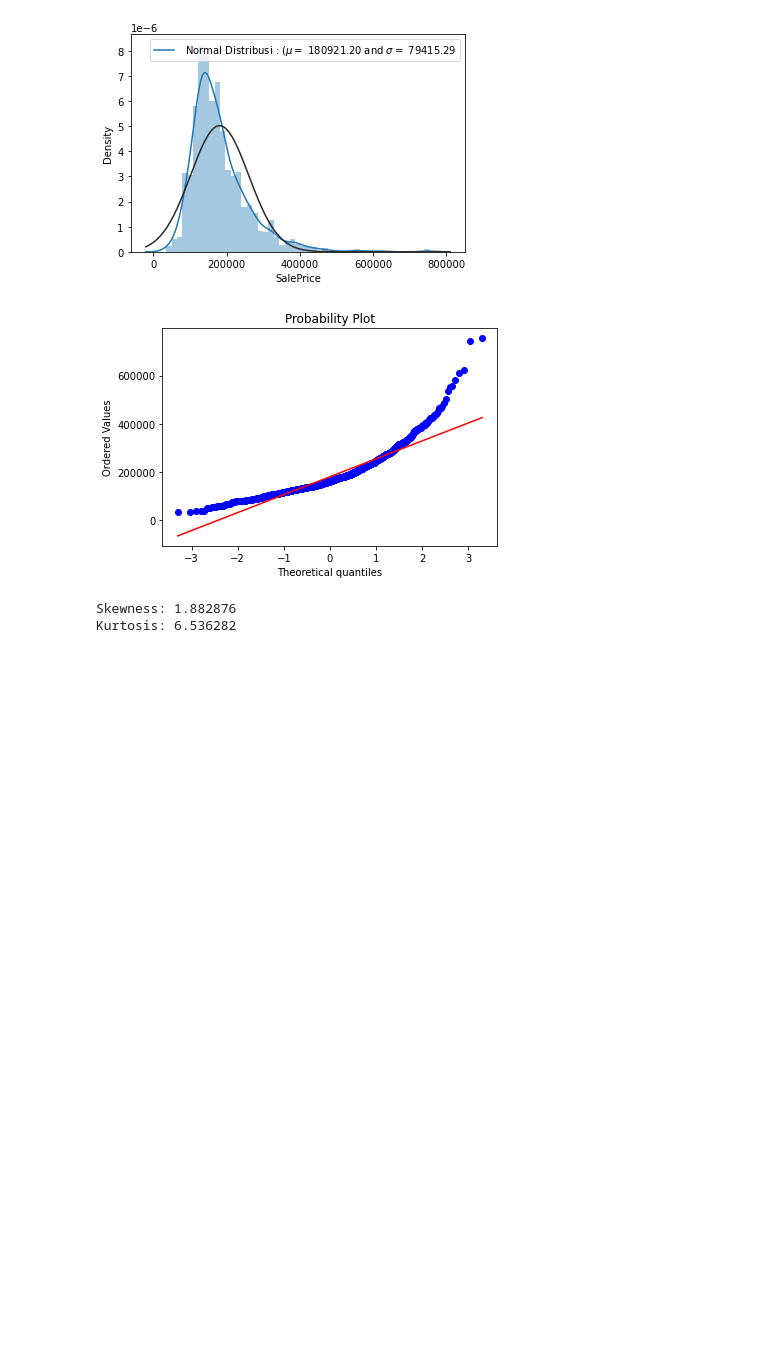
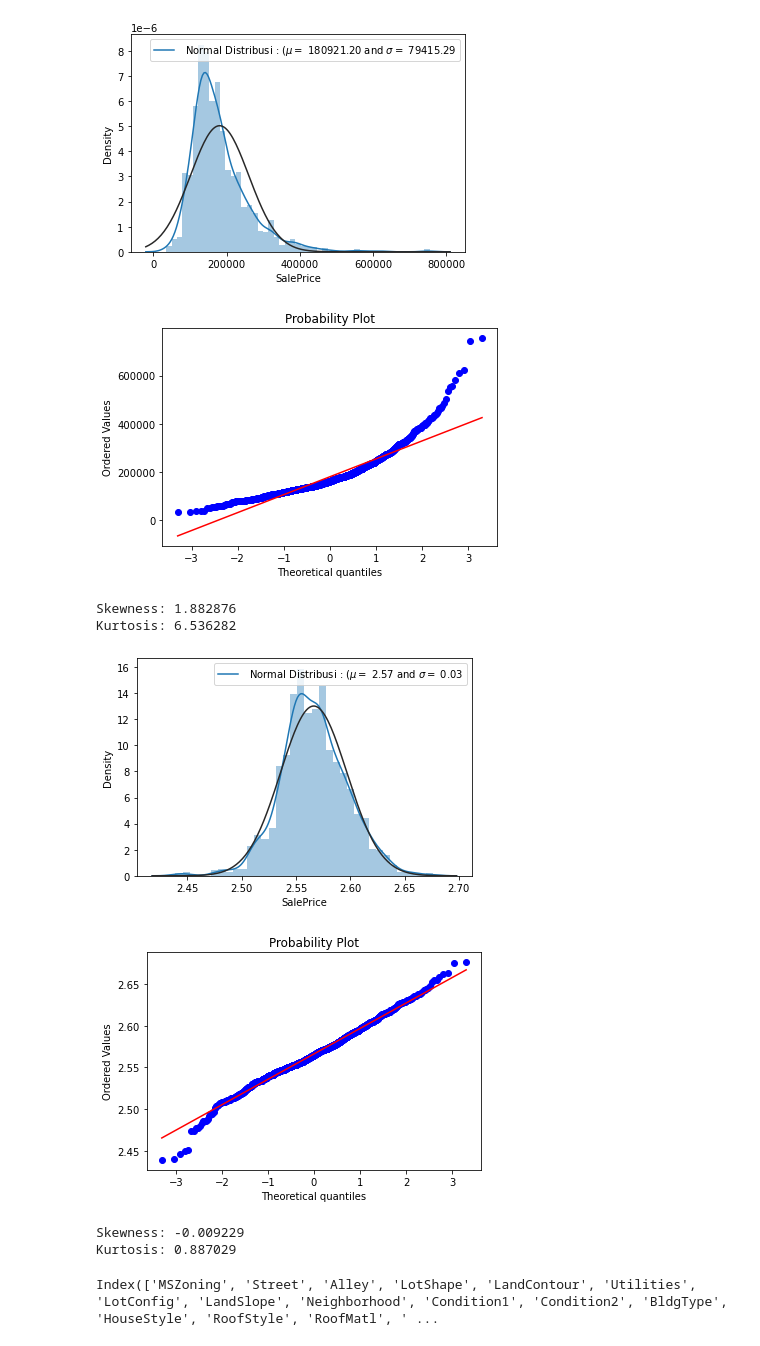
Before and after one commit to adamhadip/Competition_Kaggle, a Jupyter notebook: rafi.ipynb, the cells around one changed output. Drawn from its saved outputs; the diff is of its cells as text; code cells hidden in the pictures; blank space fills up the shorter version.

```diff
--- a/rafi.ipynb
+++ b/rafi.ipynb
@@ -124,3 +130,27 @@ print("Kurtosis: %f" % df['SalePrice'].kurt())
 [figure]
 Skewness: 1.882876
 Kurtosis: 6.536282
+# %%
+df['SalePrice'] = np.log1p(df['SalePrice'])
+
+sns.distplot(df['SalePrice'], fit = norm) ;
+
+(mu,sigma) = norm.fit(df['SalePrice'])
+plt.legend([' Normal Distribusi : ($\mu = $ {:.2f} and $\sigma = $ {:.2f}'.format(mu,sigma)], loc = 'best')
+
+fig = plt.figure()
+res = stats.probplot(df['SalePrice'], plot= plt)
+plt.show()
+
+print("Skewness: %f" % df['SalePrice'].skew())
+print("Kurtosis: %f" % df['SalePrice'].kurt())
+# %% [output]
+[figure, added]
+[figure, added]
+Skewness: -0.009229
+Kurtosis: 0.887029
+# %%
+nonnum = df.select_dtypes(include=object)
+nonnum.columns
+# %% [output]
+Index(['MSZoning', 'Street', 'Alley', 'LotShape', 'LandContour', 'Utilities', 'LotConfig', 'LandSlope', 'Neighborhood', 'Condition1', 'Condition2', 'BldgType', 'HouseStyle', 'RoofStyle', 'RoofMatl', ' ...
```
Also changed, not shown: parts of 13 cells of this notebook.
